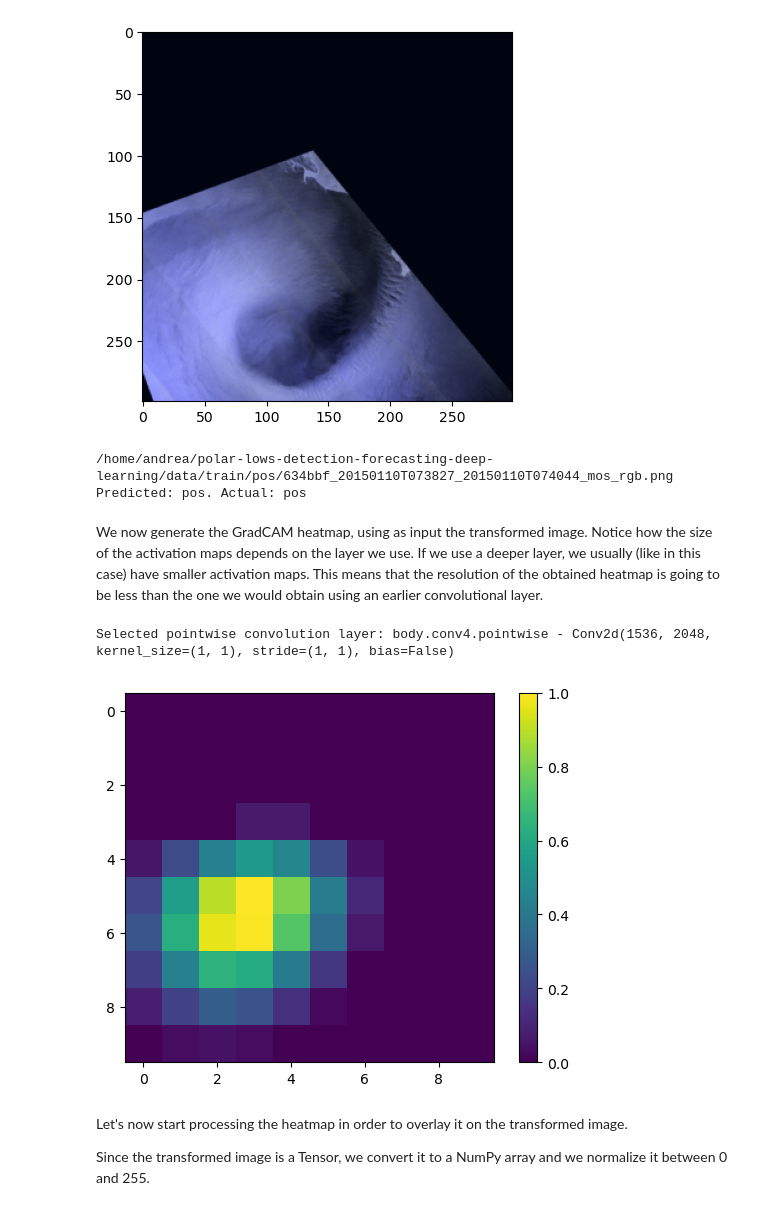
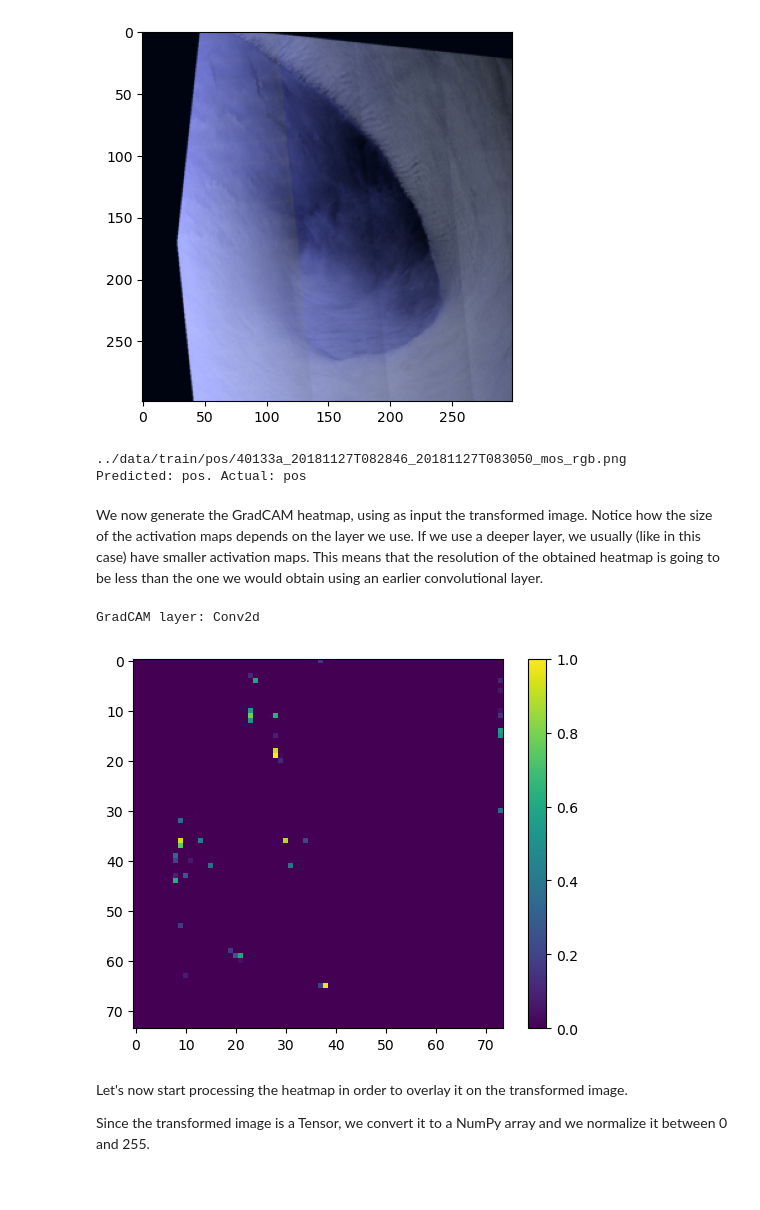
Before and after one commit to andrea-federici/wsss-polar-low-pseudolabels, a Jupyter notebook: additional_notebooks/gradcam_activations.ipynb, the cells around one changed output. Drawn from its saved outputs; the diff is of its cells as text; code cells hidden in the pictures.

```diff
--- a/additional_notebooks/gradcam_activations.ipynb
+++ b/additional_notebooks/gradcam_activations.ipynb
@@ -33,52 +34,47 @@ from gradcam import GradCAM
-# %%
-train_dir = root / config.train_dir
-
-torch_model = XceptionModel(num_classes=2)
-
-criterion = nn.CrossEntropyLoss()
-optimizer = optim.Adam(filter(lambda p: p.requires_grad, torch_model.parameters()), lr=0.001)
-
-model = ModelContainer.load_from_checkpoint(root / 'checkpoints' / 'xception-xaug.ckpt', model=torch_model, criterion=criterion, optimizer=optimizer)
-
-data_aug, data_prep = get_transforms(config.resized_image_res)
+# %%
+model_path = root / 'checkpoints' / 'xception-35.ckpt'
+
+tc.path_displacement = '../'
+
+model, _, _ = create_model_ckpt_setup(XceptionModel(), model_path)
 # %%
 # Pick random image
 category = random.choice(['pos', 'neg'])
-chosen_image = random.choice(os.listdir(os.path.join(train_dir, category)))
-image_path = os.path.join(train_dir, category, chosen_image)
+chosen_image = random.choice(os.listdir(os.path.join(train_dir(), category)))
+image_path = os.path.join(train_dir(), category, chosen_image)
 
 # image_path = root / 'data/train/neg/3af0a6_20180527T063102_20180527T063217_mos_rgb.png'
 
 # Prepare image
 original_image = Image.open(image_path).convert('RGB')
-transformed_image = data_aug(original_image).unsqueeze(0)
+transformed_image = transform_aug(original_image).unsqueeze(0)
 
 # Display image
 plt.imshow(normalize_image(transformed_image.squeeze().permute(1, 2, 0).cpu().numpy(), target_range=(0, 255)))
 plt.show()
 
 print(image_path)
 
 model.eval()
-pred = torch.argmax(model(transformed_image.to(config.device)), dim=1).item()
+pred = torch.argmax(model(transformed_image.to(device)), dim=1).item()
 print(f'Predicted: {"pos" if pred==1 else "neg"}. Actual: {category}')
 # %% [output]
-[figure, old version]
+[figure, new version]
-/home/andrea/polar-lows-detection-forecasting-deep-learning/data/train/pos/634bbf_20150110T073827_20150110T074044_mos_rgb.png
+../data/train/pos/40133a_20181127T082846_20181127T083050_mos_rgb.png
 Predicted: pos. Actual: pos
 # %% [markdown]
 We now generate the GradCAM heatmap, using as input the transformed image. Notice how the size of the activation maps depends on the layer we use. If we use a deeper layer, we usually (like in this case) have smaller activation maps. This means that the resolution of the obtained heatmap is going to be less than the one we would obtain using an earlier convolutional layer.
 # %%
-gc = GradCAM(model.model, config.device)
+gc = GradCAM(model.model, device)
 
-gradcam_heatmap = gc.generate_heatmap(transformed_image)
+gradcam_heatmap = gc.generate_heatmap(transformed_image, layer=get_layer_from_name(model.model, layer_name='feature_extractor.body.block2.rep.1.pointwise'))
 
 plt.imshow(gradcam_heatmap)
 plt.colorbar()
 plt.show()
 # %% [output]
-Selected pointwise convolution layer: body.conv4.pointwise - Conv2d(1536, 2048, kernel_size=(1, 1), stride=(1, 1), bias=False)
+GradCAM layer: Conv2d
-[figure, old version]
+[figure, new version]
 # %% [markdown]
 Let's now start processing the heatmap in order to overlay it on the transformed image.
 
```
Also changed, not shown: parts of 9 cells of this notebook, 28 other files.
